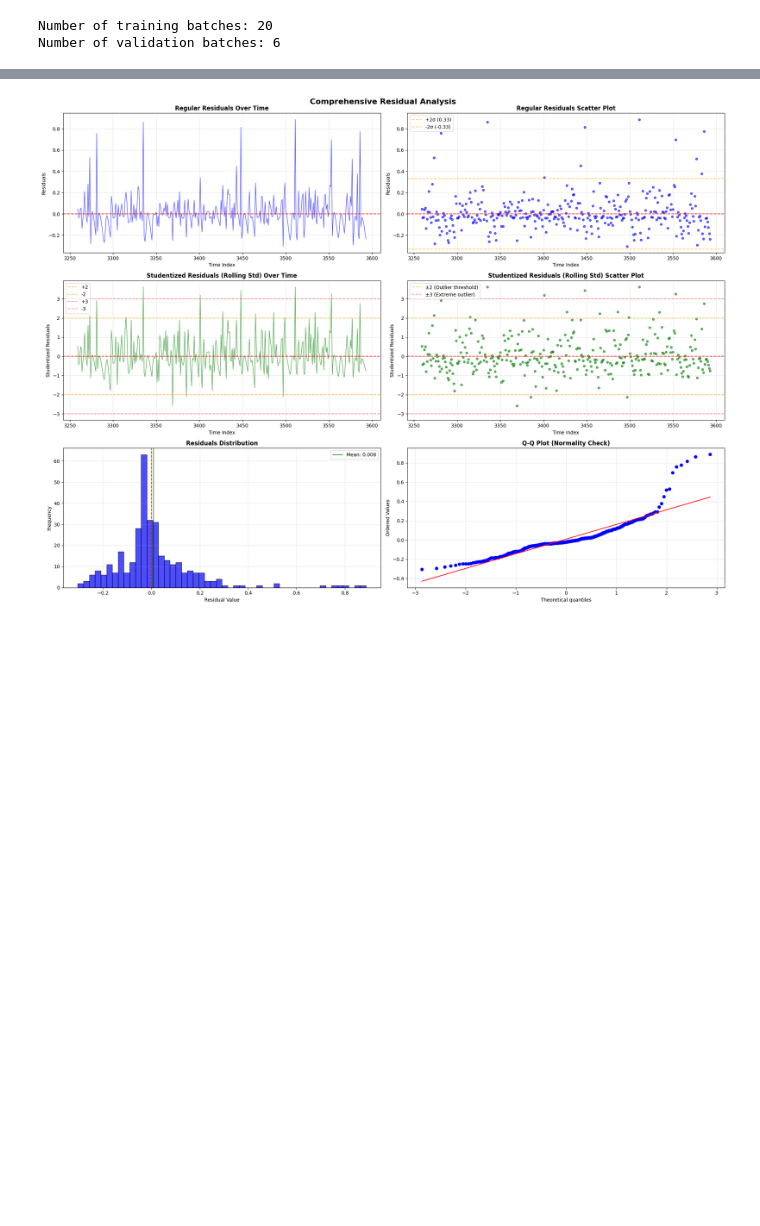
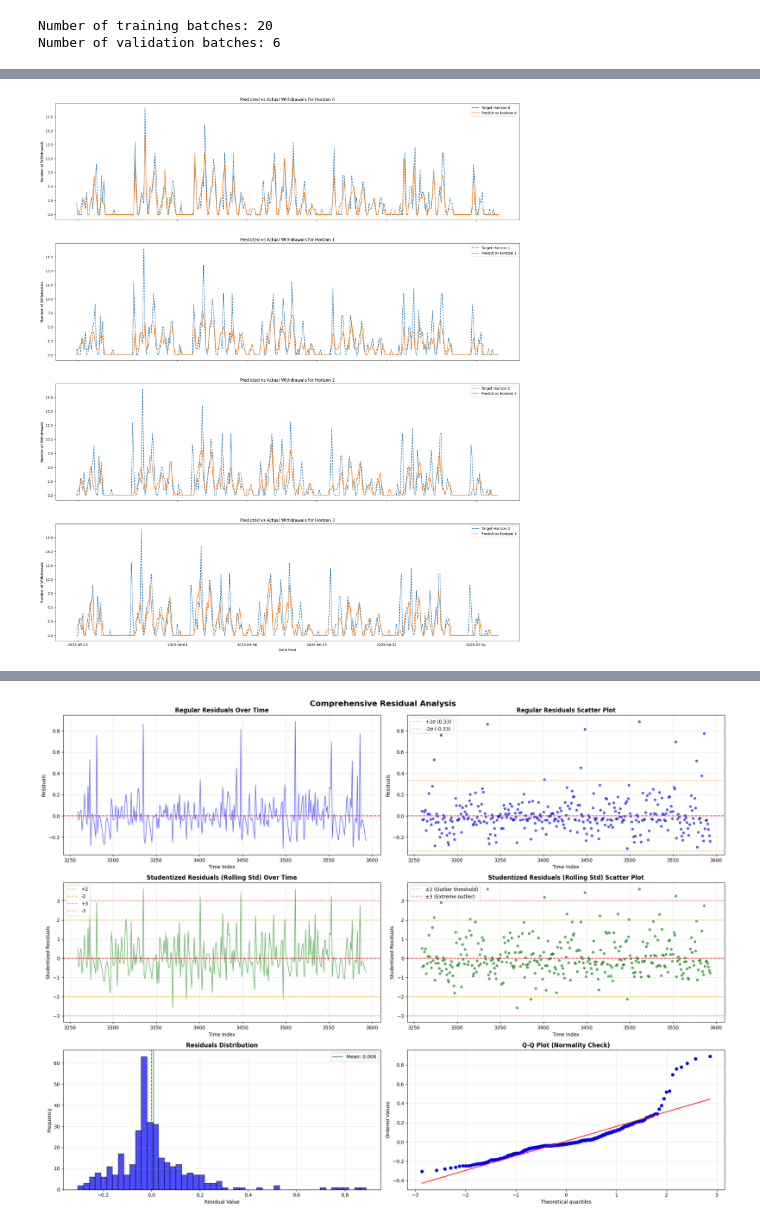
Before and after one commit to chauanphu/pl-forecasting, a Jupyter notebook: LSTM.ipynb, the cells around one changed output, grey strips where cells are left out. Drawn from its saved outputs; the diff is of its cells as text; code cells hidden in the pictures; blank space fills up the shorter version.

```diff
--- a/LSTM.ipynb
+++ b/LSTM.ipynb
@@ -491 +487,14 @@ plt.show()
+# %%
+# Plot the predicted_withdraw and true_withdraw for each horizon, using differnent subplots
+fig, axs = plt.subplots(DECODER_LENGTH, 1, figsize=(24,7 * DECODER_LENGTH), sharex=True)
+for h in range(DECODER_LENGTH):
+    axs[h].plot(merged_df['Date Hour'], merged_df[f'true_withdraw_h{h}'], label=f'Target Horizon {h}', linestyle='--')
+    axs[h].plot(merged_df['Date Hour'], merged_df[f'predicted_withdraw_h{h}'], label=f'Prediction Horizon {h}')
+    axs[h].set_title(f'Predicted vs Actual Withdrawals for Horizon {h}')
+    axs[h].set_ylabel('Number of Withdrawals')
+    axs[h].legend()
+axs[-1].set_xlabel('Date Hour')
+plt.show()
+# %% [output]
+[figure, added]
 # %%
```
Also changed, not shown: parts of 14 cells of this notebook, 6 other files.
